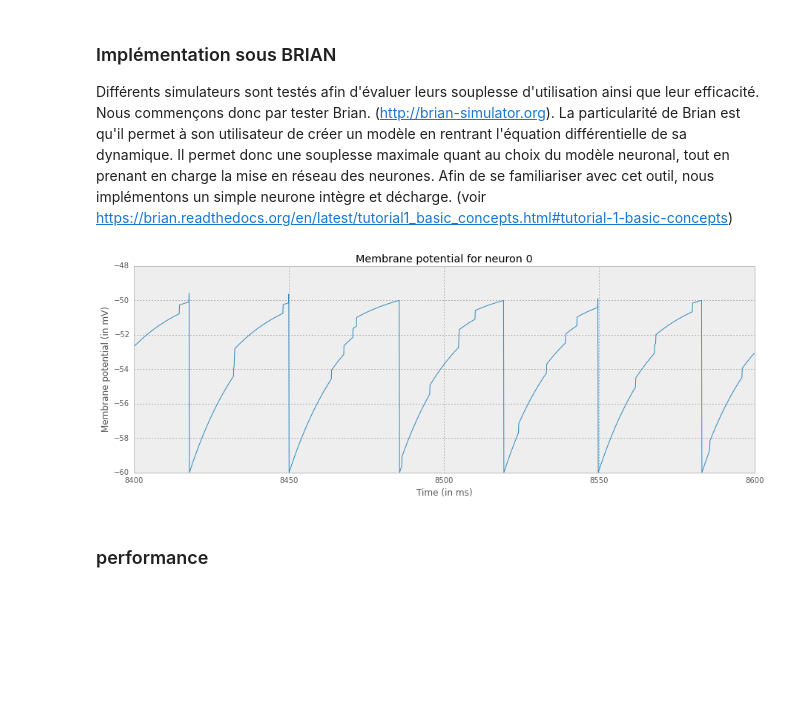
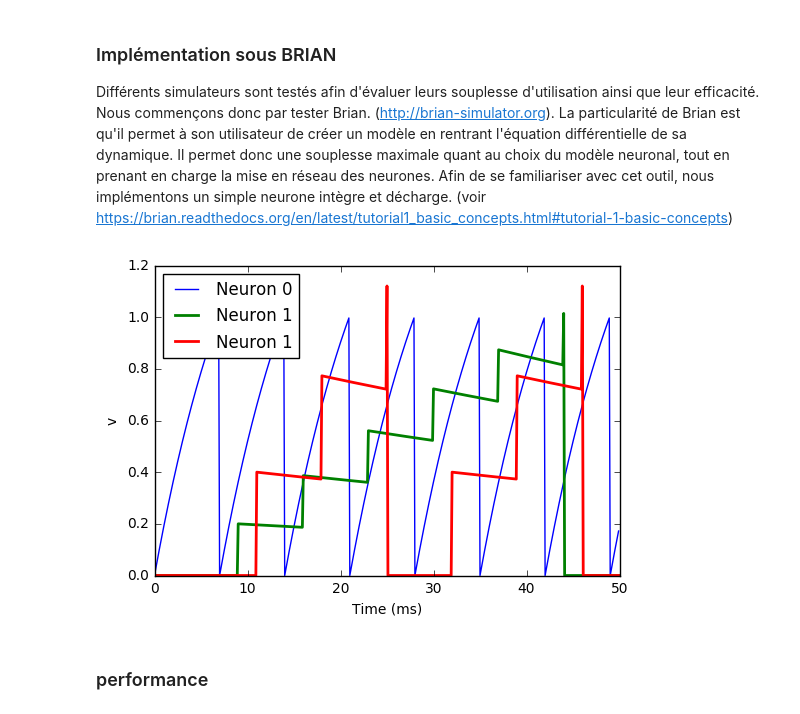
Before and after one commit to laurentperrinet/OBV1, a Jupyter notebook: notebooks/2.1.2_NeuralNetworks_Brian_OneNeuron.ipynb, the cells around one changed output. Drawn from its saved outputs; the diff is of its cells as text; code cells hidden in the pictures; blank space fills up the shorter version.

Commit message:
fixed brian imports

```diff
--- a/notebooks/2.1.2_NeuralNetworks_Brian_OneNeuron.ipynb
+++ b/notebooks/2.1.2_NeuralNetworks_Brian_OneNeuron.ipynb
@@ -10,32 +7,36 @@ The autoreload extension is already loaded. To reload it, use:
 
 Différents simulateurs sont testés afin d'évaluer leurs souplesse d'utilisation ainsi que leur efficacité.
 Nous commençons donc par tester Brian. (http://brian-simulator.org). La particularité de Brian est qu'il permet à son utilisateur de créer un modèle en rentrant l'équation différentielle de sa dynamique. Il permet donc une souplesse maximale quant au choix du modèle neuronal, tout en prenant en charge la mise en réseau des neurones. Afin de se familiariser avec cet outil, nous implémentons un simple neurone intègre et décharge. (voir  https://brian.readthedocs.org/en/latest/tutorial1_basic_concepts.html#tutorial-1-basic-concepts)
-# %%
-from brian import *
-tau = 20 * msecond
-Vt = -50 * mvolt
-Vr = -60 * mvolt
-El = -49 * mvolt
-psp = 0.5 * mvolt
-
-G = NeuronGroup(N=40, model='dV/dt = -(V-El)/tau : volt', threshold=Vt, reset=Vr)
-
-C = Connection(G, G, sparseness=0.1, weight=psp)
-
-M = StateMonitor(G, 'V', record=0)
-
-G.V = Vr + rand(40) * (Vt - Vr)
-
-run(200 * msecond)
-# %%
-figure(figsize=(15,5))
-plot(M.times/ms, M[0]/mV)
-xlabel('Time (in ms)')
-ylabel('Membrane potential (in mV)')
-title('Membrane potential for neuron 0')
-show()
-# %% [output]
-[figure, removed]
+# %%
+from brian2 import *
+start_scope()
+
+eqs = '''
+dv/dt = (I-v)/tau : 1
+I : 1
+tau : second
+'''
+G = NeuronGroup(3, eqs, threshold='v>1', reset='v = 0', method='linear')
+G.I = [2, 0, 0]
+G.tau = [10, 100, 100]*ms
+
+S = Synapses(G, G, 'w : 1', on_pre='v_post += w')
+S.connect(i=0, j=[1, 2])
+S.w = 'j*0.2'
+S.delay = 'j*2*ms'
+
+M = StateMonitor(G, 'v', record=True)
+
+run(50*ms)
+
+plot(M.t/ms, M.v[0], '-b', label='Neuron 0')
+plot(M.t/ms, M.v[1], '-g', lw=2, label='Neuron 1')
+plot(M.t/ms, M.v[2], '-r', lw=2, label='Neuron 1')
+xlabel('Time (ms)')
+ylabel('v')
+legend(loc='best');
+# %% [output]
+[figure, added]
 # %% [markdown]
 ### performance
 # %%
```
Also changed, not shown: parts of 2 cells of this notebook, 2 other files.
